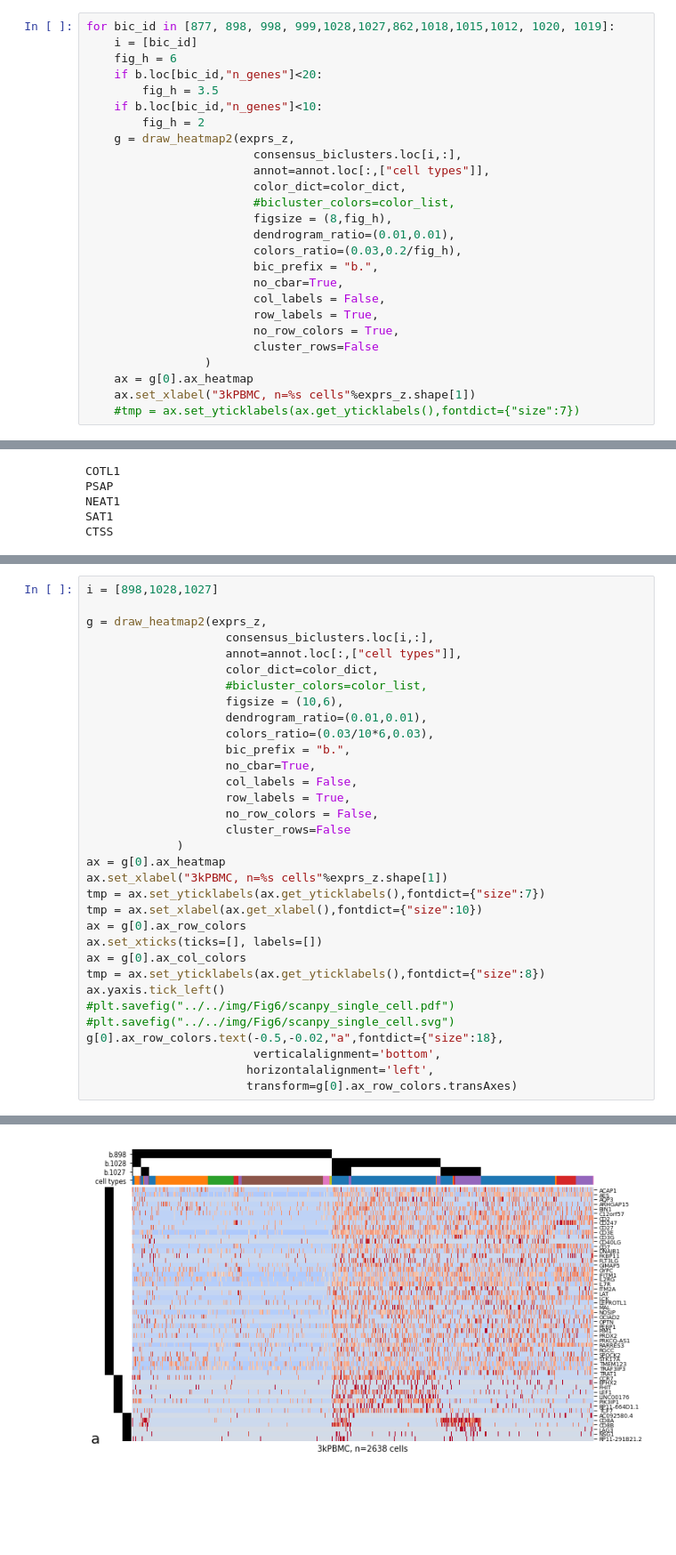
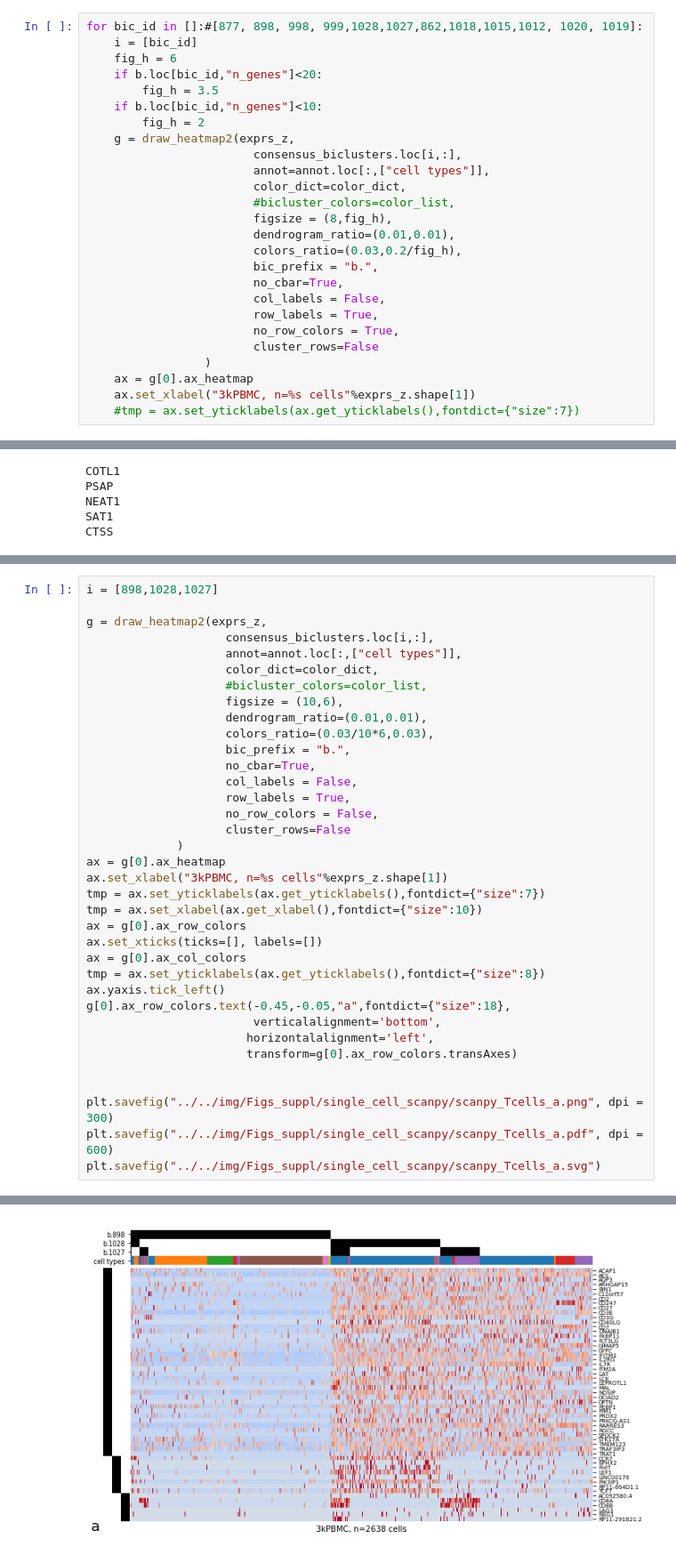
Before and after one commit to ozolotareva/unpast_paper, a Jupyter notebook: notebooks/scanpy_single_cell_UnPaSt_noregr.ipynb, the cells around one changed output, grey strips where cells are left out. Shown at 89% size. Drawn from its saved outputs; the diff is of its cells as text; blank space fills up the shorter version.

```diff
--- a/notebooks/scanpy_single_cell_UnPaSt_noregr.ipynb
+++ b/notebooks/scanpy_single_cell_UnPaSt_noregr.ipynb
@@ -443,5 +422,5 @@ b.loc[b["n_samples"]>100,:].head(30)
 # %%
-for bic_id in [877, 898, 998, 999,1028,1027,862,1018,1015,1012, 1020, 1019]:
+for bic_id in []:#[877, 898, 998, 999,1028,1027,862,1018,1015,1012, 1020, 1019]:
     i = [bic_id]
     fig_h = 6
     if b.loc[bic_id,"n_genes"]<20:
@@ -510,10 +487,13 @@ ax.set_xticks(ticks=[], labels=[])
 ax = g[0].ax_col_colors
 tmp = ax.set_yticklabels(ax.get_yticklabels(),fontdict={"size":8})
 ax.yaxis.tick_left()
-#plt.savefig("../../img/Fig6/scanpy_single_cell.pdf")
-#plt.savefig("../../img/Fig6/scanpy_single_cell.svg")
-g[0].ax_row_colors.text(-0.5,-0.02,"a",fontdict={"size":18},
+g[0].ax_row_colors.text(-0.45,-0.05,"a",fontdict={"size":18},
                         verticalalignment='bottom',
                        horizontalalignment='left',
                        transform=g[0].ax_row_colors.transAxes)
+
+
+plt.savefig("../../img/Figs_suppl/single_cell_scanpy/scanpy_Tcells_a.png", dpi = 300)
+plt.savefig("../../img/Figs_suppl/single_cell_scanpy/scanpy_Tcells_a.pdf", dpi = 600)
+plt.savefig("../../img/Figs_suppl/single_cell_scanpy/scanpy_Tcells_a.svg")
 # %% [output]
@@ -521,4 +500,4 @@ Text(-0.5, -0.02, 'a')
-[figure, old version]
+[figure, new version]
 # %%
 i =  [862] # myeloid
 
```
Also changed, not shown: parts of 16 cells of this notebook.
